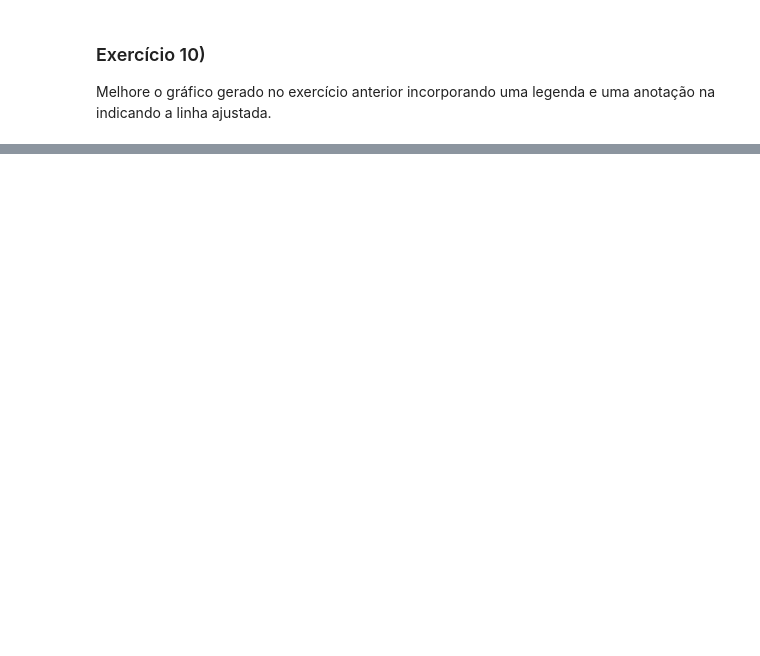
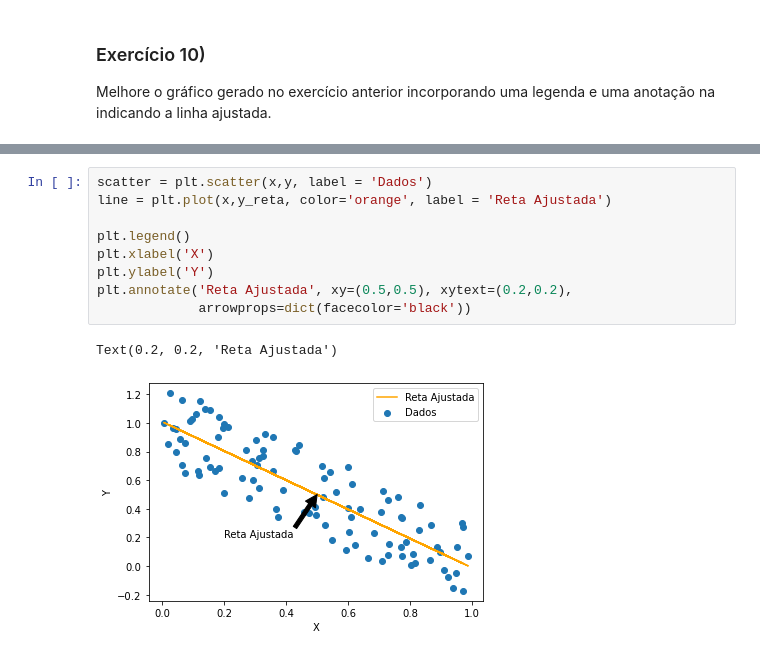
Before and after one commit to jpducatti/mba_data_science_usp, a Jupyter notebook: programacao_ciencia_dados/modulo_5/Numpy II e Matplotlib exercicios.ipynb, the cells around one changed output, grey strips where cells are left out. Drawn from its saved outputs; the diff is of its cells as text; blank space fills up the shorter version.

```diff
--- a/programacao_ciencia_dados/modulo_5/Numpy II e Matplotlib exercicios.ipynb
+++ b/programacao_ciencia_dados/modulo_5/Numpy II e Matplotlib exercicios.ipynb
@@ -270,0 +314,12 @@ Text(0.2, 0.2, 'Reta Ajustada')
+# %%
+scatter = plt.scatter(x,y, label = 'Dados')
+line = plt.plot(x,y_reta, color='orange', label = 'Reta Ajustada')
+
+plt.legend()
+plt.xlabel('X')
+plt.ylabel('Y')
+plt.annotate('Reta Ajustada', xy=(0.5,0.5), xytext=(0.2,0.2),
+             arrowprops=dict(facecolor='black'))
+# %% [output]
+Text(0.2, 0.2, 'Reta Ajustada')
+[figure, added]
```
Also changed, not shown: parts of 11 cells of this notebook, 1 other file.
